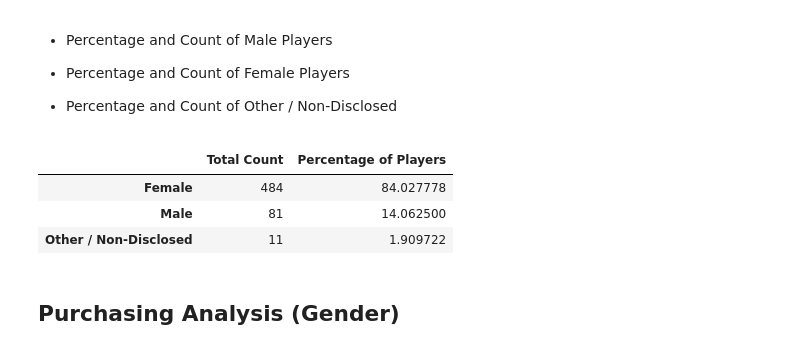
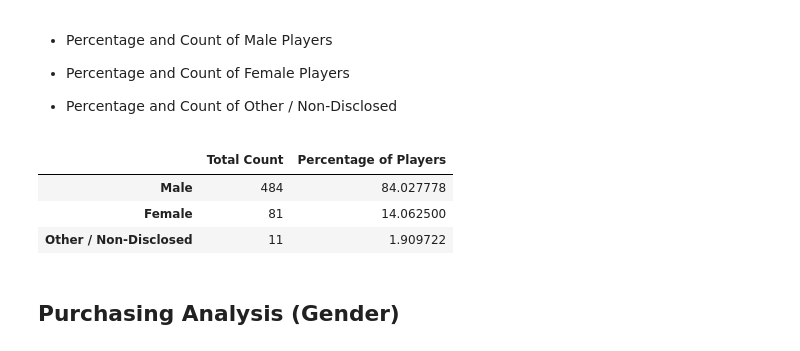
Before and after one commit to amullenger/DA-Bootcamp---Pandas-HW, a Jupyter notebook: Andrew M - Heroes of Pymoli HW.ipynb, the cells around one changed output. Saved outputs shown, nothing was run; the diff lists cells and outputs as text; code cells hidden in the pictures.

```diff
--- a/Andrew M - Heroes of Pymoli HW.ipynb
+++ b/Andrew M - Heroes of Pymoli HW.ipynb
@@ -96,30 +96,30 @@ summary_stats
 # %%
 #filter purchase data to get seperate dataframe containing only records for each gender
 #calculate number of records in each dataframe, divide by total number of players we calculated
 #     eariler, and multiply by 100 to get percentages for each gender
 male_purchases = purchase_data[purchase_data["Gender"] == "Male"]
 num_males = len(male_purchases["SN"].unique())
 perc_males = (num_males/num_players) * 100
 
 female_purchases = purchase_data[purchase_data["Gender"] == "Female"]
 num_females = len(female_purchases["SN"].unique())
 perc_females = (num_females/num_players) * 100
 
 other_gender_purchases = purchase_data[purchase_data["Gender"] == "Other / Non-Disclosed"]
 num_other_gender = len(other_gender_purchases["SN"].unique())
 perc_other_gender = (num_other_gender/num_players) * 100
 
 #create dataframe to display gender analysis info
-gender_df_index = ["Female", "Male", "Other / Non-Disclosed"]
+gender_df_index = ["Male", "Female", "Other / Non-Disclosed"]
 gender_data = {"Total Count": [num_males, num_females, num_other_gender],\
                "Percentage of Players": [perc_males, perc_females, perc_other_gender]}
 gender_demographics_df = pd.DataFrame(gender_data, index = gender_df_index)
 
 gender_demographics_df
 # %% [output]
 |  | Total Count | Percentage of Players |
-| Female | 484 | 84.027778 |
-| Male | 81 | 14.062500 |
+| Male | 484 | 84.027778 |
+| Female | 81 | 14.062500 |
 | Other / Non-Disclosed | 11 | 1.909722 |
 # %% [markdown]
 
```
Also changed, not shown: parts of 2 cells of this notebook.
